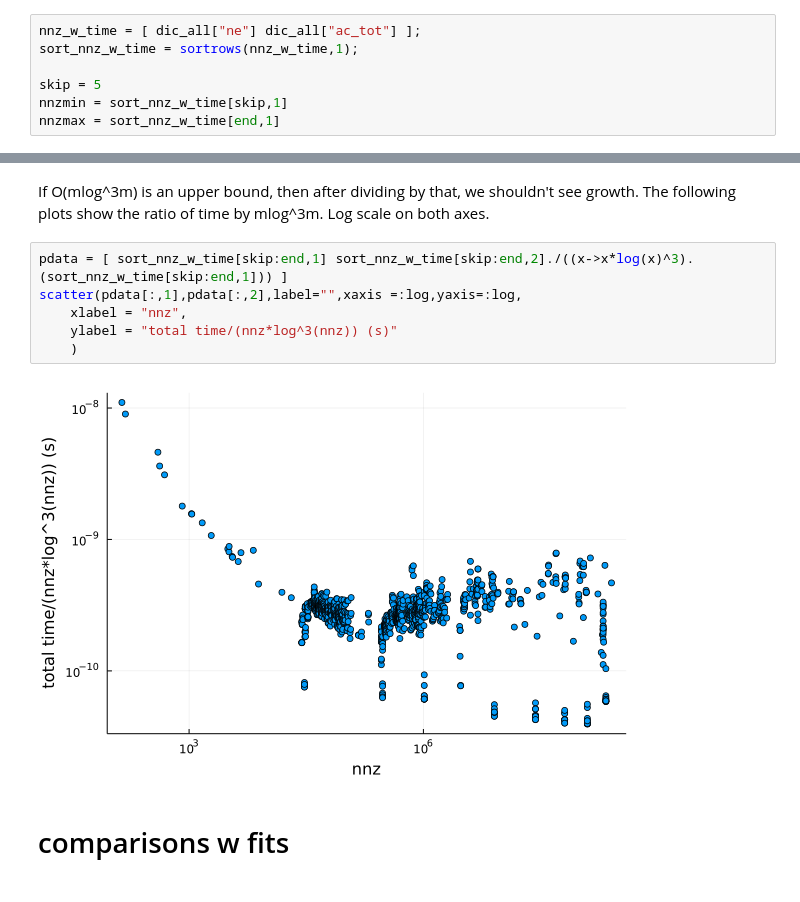
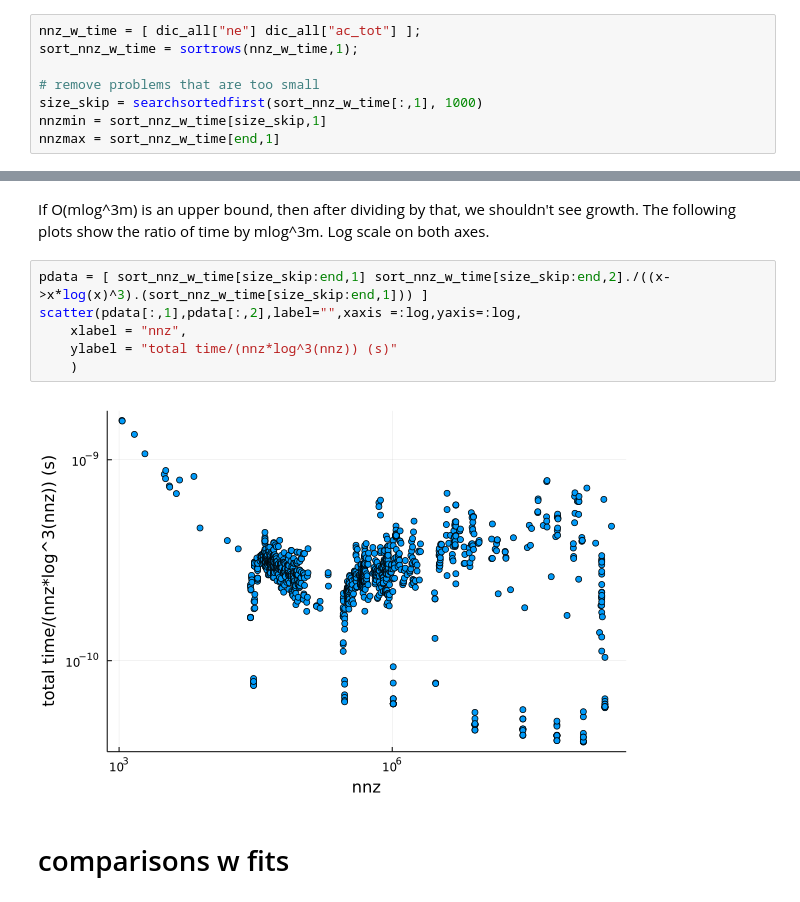
Before and after one commit to rjkyng/SDDM2023, a Jupyter notebook: performance-analyses/2023-04-17_scaling.ipynb, the cells around one changed output, grey strips where cells are left out. Saved outputs shown, nothing was run; the diff lists cells and outputs as text.

```diff
--- a/performance-analyses/2023-04-17_scaling.ipynb
+++ b/performance-analyses/2023-04-17_scaling.ipynb
@@ -72,8 +72,9 @@ end
 nnz_w_time = [ dic_all["ne"] dic_all["ac_tot"] ];
 sort_nnz_w_time = sortrows(nnz_w_time,1);
 
-skip = 5
-nnzmin = sort_nnz_w_time[skip,1]
+# remove problems that are too small
+size_skip = searchsortedfirst(sort_nnz_w_time[:,1], 1000)
+nnzmin = sort_nnz_w_time[size_skip,1]
 nnzmax = sort_nnz_w_time[end,1]
 # %% [output]
 2.56000801e8
@@ -100,13 +101,13 @@ scatter(pdata[:,1],pdata[:,2],label="",xaxis =:log,yaxis=:log,xlims=(),
 # %% [markdown]
 If O(mlog^3m) is an upper bound, then after dividing by that, we shouldn't see growth. The following plots show the ratio of time by mlog^3m. Log scale on both axes.
 # %%
-pdata = [ sort_nnz_w_time[skip:end,1] sort_nnz_w_time[skip:end,2]./((x->x*log(x)^3).(sort_nnz_w_time[skip:end,1])) ]
+pdata = [ sort_nnz_w_time[size_skip:end,1] sort_nnz_w_time[size_skip:end,2]./((x->x*log(x)^3).(sort_nnz_w_time[size_skip:end,1])) ]
 scatter(pdata[:,1],pdata[:,2],label="",xaxis =:log,yaxis=:log,
     xlabel = "nnz",
     ylabel = "total time/(nnz*log^3(nnz)) (s)"
     )
 # %% [output]
-[figure, old version]
+[figure, new version]
 # %% [markdown]
 # comparisons w fits
 # %% [markdown]
```
Also changed, not shown: parts of 4 cells of this notebook, 1 other file.
